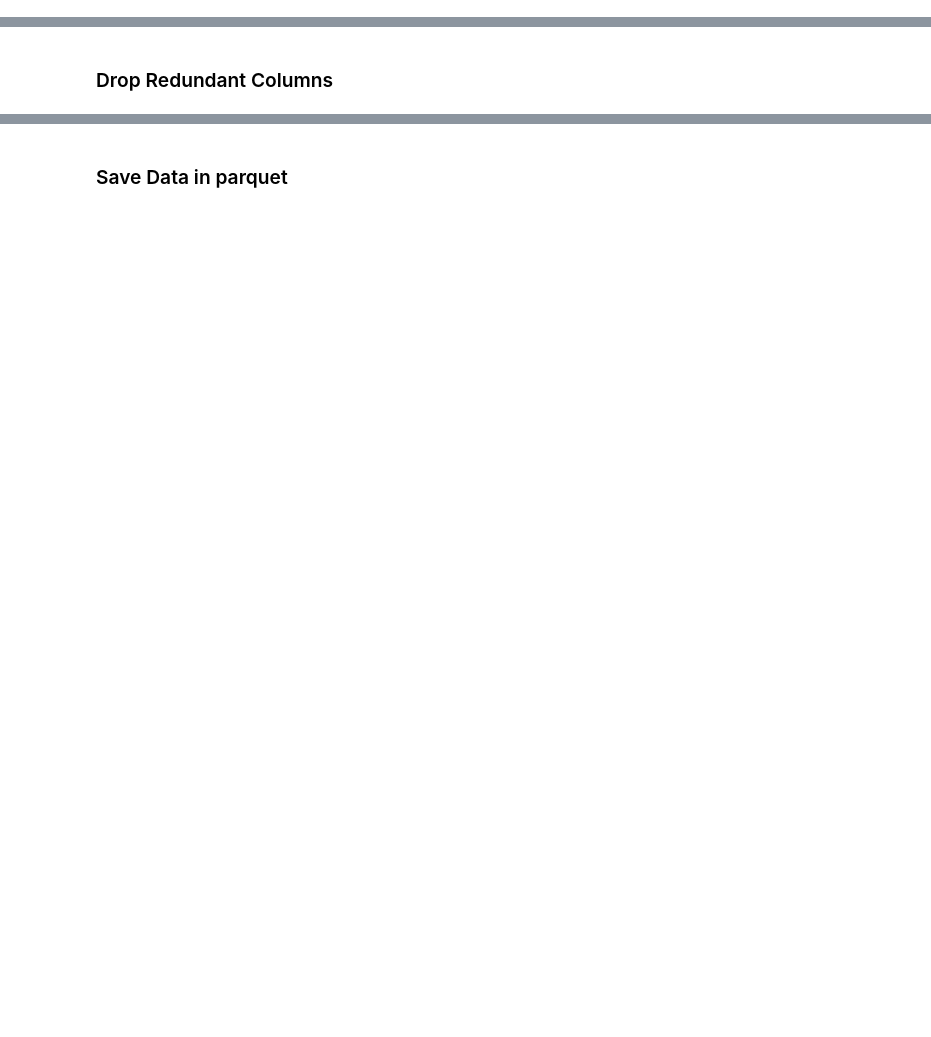
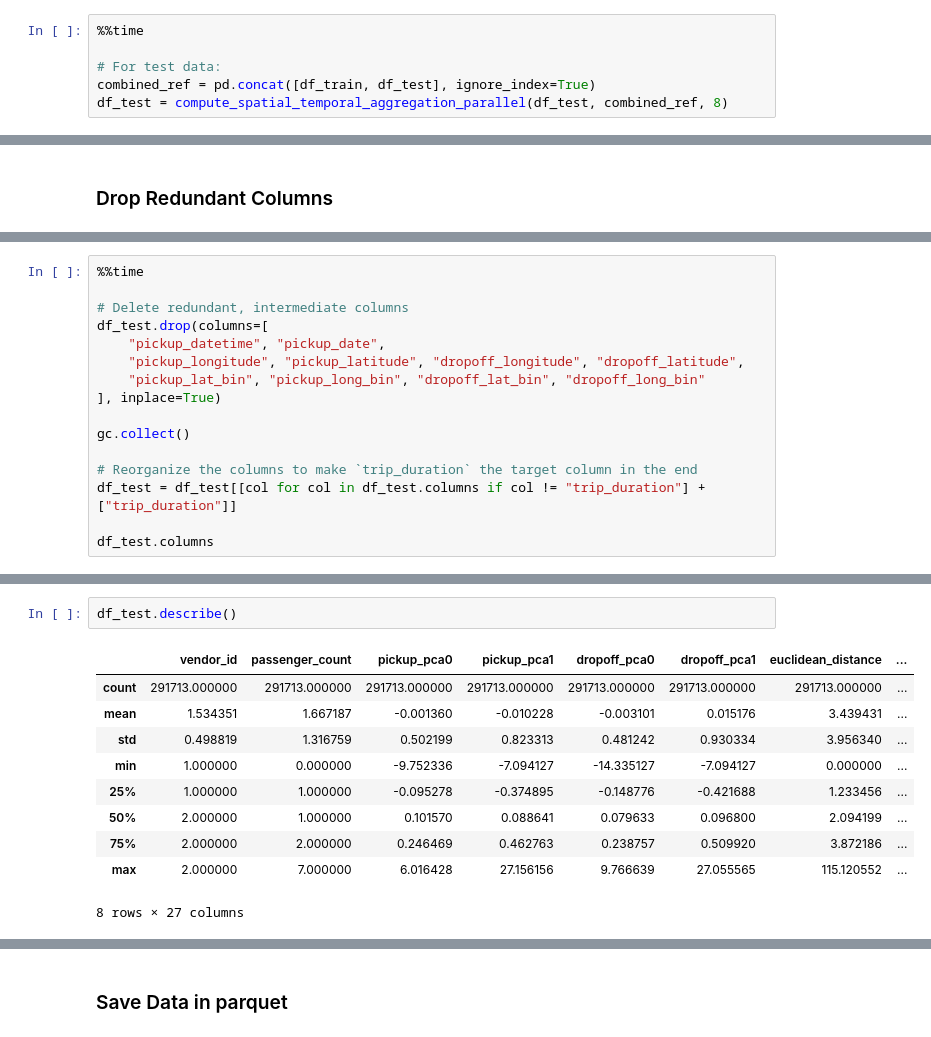
Before and after one commit to Qi-YOU/CEGE0042-STDM, a Jupyter notebook: prep.ipynb, the cells around one changed output, grey strips where cells are left out. Saved outputs shown, nothing was run; the diff lists cells and outputs as text; blank space fills up the shorter version.

```diff
--- a/prep.ipynb
+++ b/prep.ipynb
@@ -703,0 +622,6 @@ print(result_df)
+# %%
+%%time
+
+# For test data:
+combined_ref = pd.concat([df_train, df_test], ignore_index=True)
+df_test = compute_spatial_temporal_aggregation_parallel(df_test, combined_ref, 8)
@@ -726 +727,17 @@ Index(['id', 'vendor_id', 'pickup_datetime', 'dropoff_datetime',
       dtype='object')
+# %%
+%%time
+
+# Delete redundant, intermediate columns
+df_test.drop(columns=[
+    "pickup_datetime", "pickup_date",
+    "pickup_longitude", "pickup_latitude", "dropoff_longitude", "dropoff_latitude",
+    "pickup_lat_bin", "pickup_long_bin", "dropoff_lat_bin", "dropoff_long_bin"
+], inplace=True)
+
+gc.collect()
+
+# Reorganize the columns to make `trip_duration` the target column in the end
+df_test = df_test[[col for col in df_test.columns if col != "trip_duration"] + ["trip_duration"]]
+
+df_test.columns
@@ -726,0 +777,13 @@ Index(['id', 'vendor_id', 'pickup_datetime', 'dropoff_datetime',
+# %%
+df_test.describe()
+# %% [output]
+|  | vendor_id | passenger_count | pickup_pca0 | pickup_pca1 | dropoff_pca0 | dropoff_pca1 | euclidean_distance | ... |
+| count | 291713.000000 | 291713.000000 | 291713.000000 | 291713.000000 | 291713.000000 | 291713.000000 | 291713.000000 | ... |
+| mean | 1.534351 | 1.667187 | -0.001360 | -0.010228 | -0.003101 | 0.015176 | 3.439431 | ... |
+| std | 0.498819 | 1.316759 | 0.502199 | 0.823313 | 0.481242 | 0.930334 | 3.956340 | ... |
+| min | 1.000000 | 0.000000 | -9.752336 | -7.094127 | -14.335127 | -7.094127 | 0.000000 | ... |
+| 25% | 1.000000 | 1.000000 | -0.095278 | -0.374895 | -0.148776 | -0.421688 | 1.233456 | ... |
+| 50% | 2.000000 | 1.000000 | 0.101570 | 0.088641 | 0.079633 | 0.096800 | 2.094199 | ... |
+| 75% | 2.000000 | 2.000000 | 0.246469 | 0.462763 | 0.238757 | 0.509920 | 3.872186 | ... |
+| max | 2.000000 | 7.000000 | 6.016428 | 27.156156 | 9.766639 | 27.055565 | 115.120552 | ... |
+8 rows × 27 columns
```
Also changed, not shown: parts of 43 cells of this notebook.
